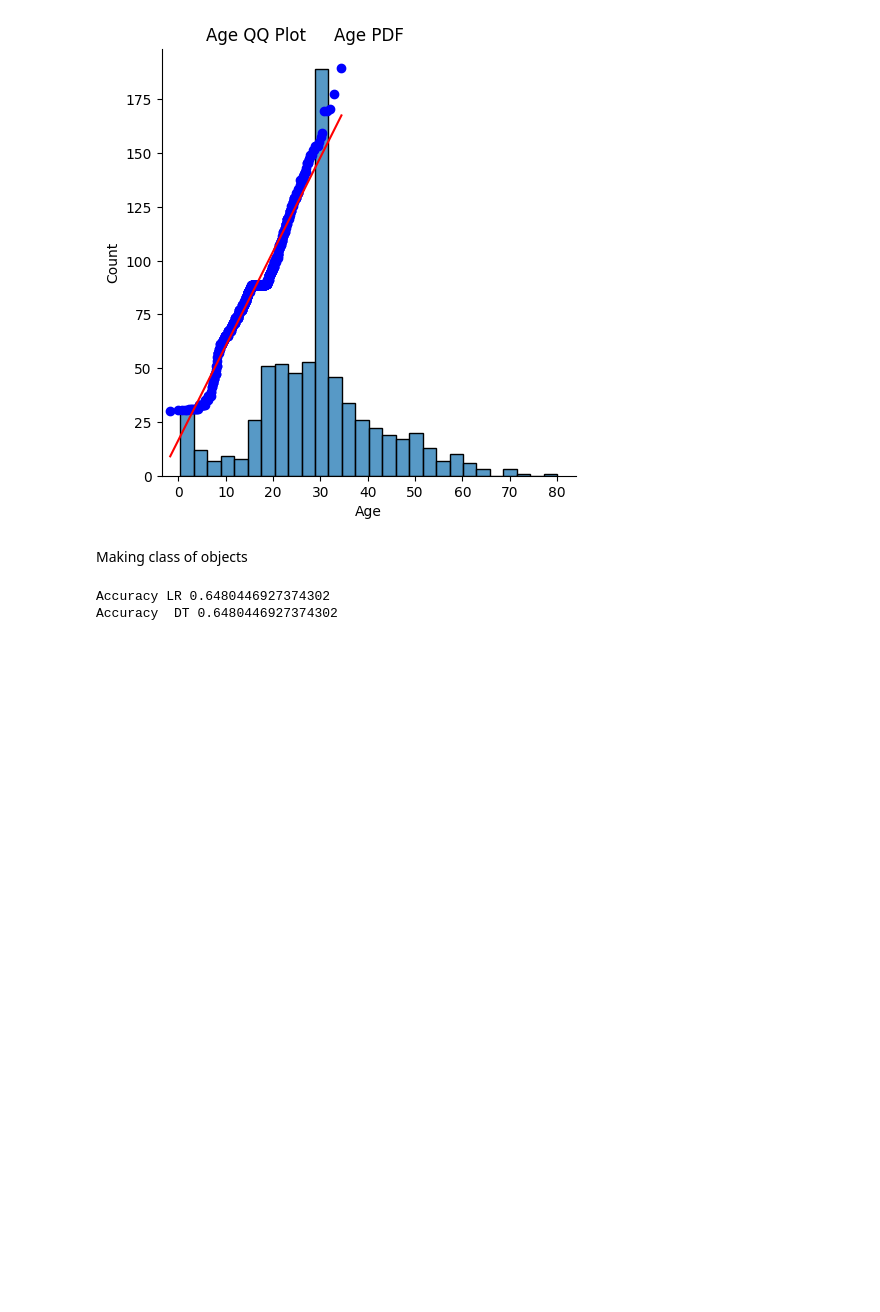
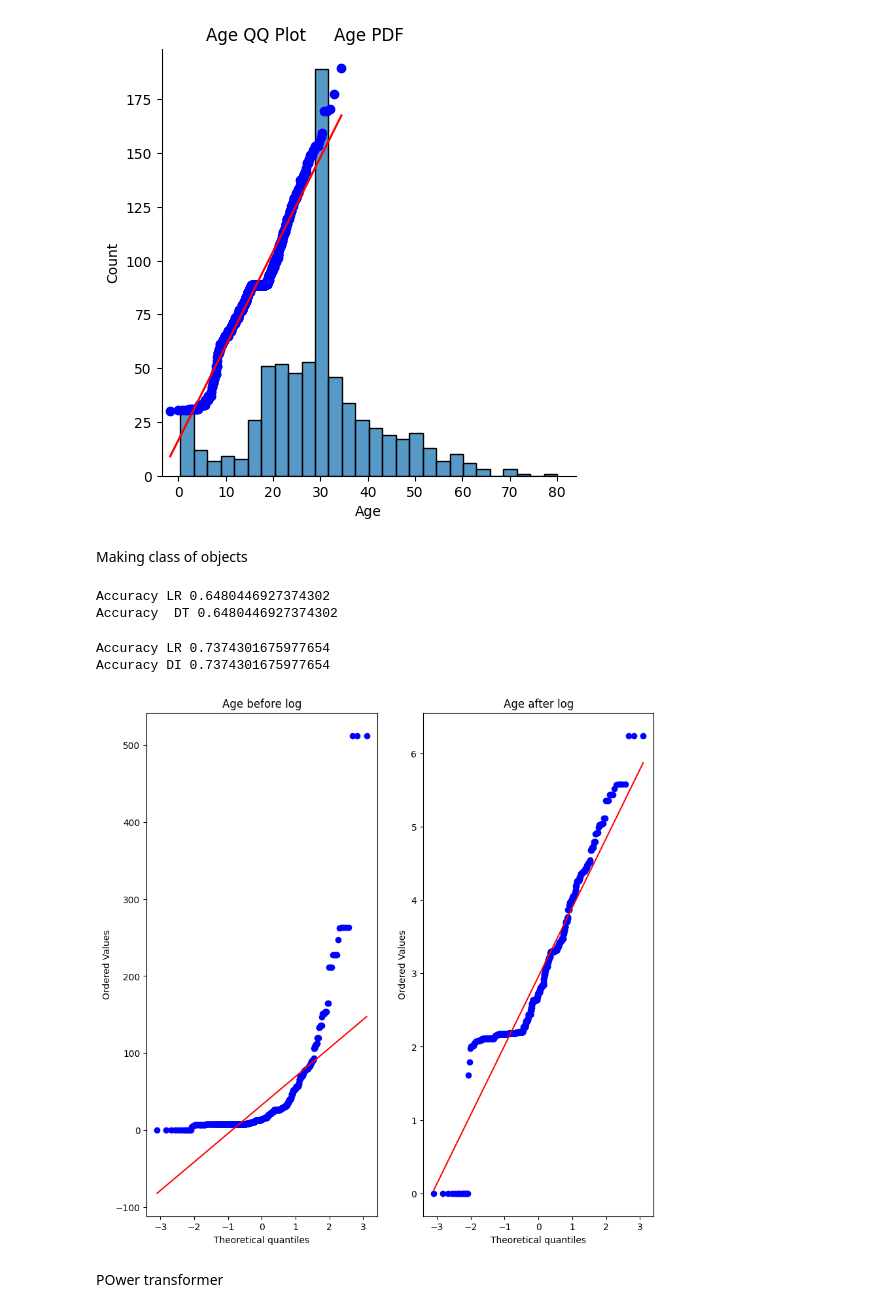
Before and after one commit to Aaaaddddyyyyyyyy/Machine-Learning-repo, a Jupyter notebook: Transformers.ipynb, the cells around one changed output. Drawn from its saved outputs; the diff is of its cells as text; code cells hidden in the pictures; blank space fills up the shorter version.

```diff
--- a/Transformers.ipynb
+++ b/Transformers.ipynb
@@ -74,3 +74,38 @@ print("Accuracy  DT",accuracy_score(y_test,y_pred))
 # %% [output]
 Accuracy LR 0.6480446927374302
 Accuracy  DT 0.6480446927374302
+# %%
+trf=FunctionTransformer(func=np.log1p)
+# %%
+X_train_transformed=trf.fit_transform(X_train)
+X_test_transformed=trf.fit_transform(x_test)
+# %%
+clf=LogisticRegression()
+clf2=DecisionTreeClassifier()
+
+clf.fit(X_train_transformed,y_train)    # objext creaTION
+clf2.fit(X_train_transformed,y_train)
+
+y_pred=clf.predict(X_test_transformed)
+y_pred1=clf.predict(X_test_transformed)
+
+print("Accuracy LR",accuracy_score(y_test,y_pred))
+print("Accuracy DI",accuracy_score(y_test,y_pred1))
+# %% [output]
+Accuracy LR 0.7374301675977654
+Accuracy DI 0.7374301675977654
+# %%
+plt.figure(figsize=(10,10))
+
+plt.subplot(121)
+stats.probplot(X_train["Fare"], dist="norm",plot=plt)
+plt.title("Age before log")
+
+plt.subplot(122)
+stats.probplot(X_train_transformed["Fare"],dist="norm",plot=plt)
+plt.title("Age after log")
+plt.show()
+# %% [output]
+[figure, added]
+# %% [markdown]
+POwer transformer
```
Also changed, not shown: parts of 7 cells of this notebook.
